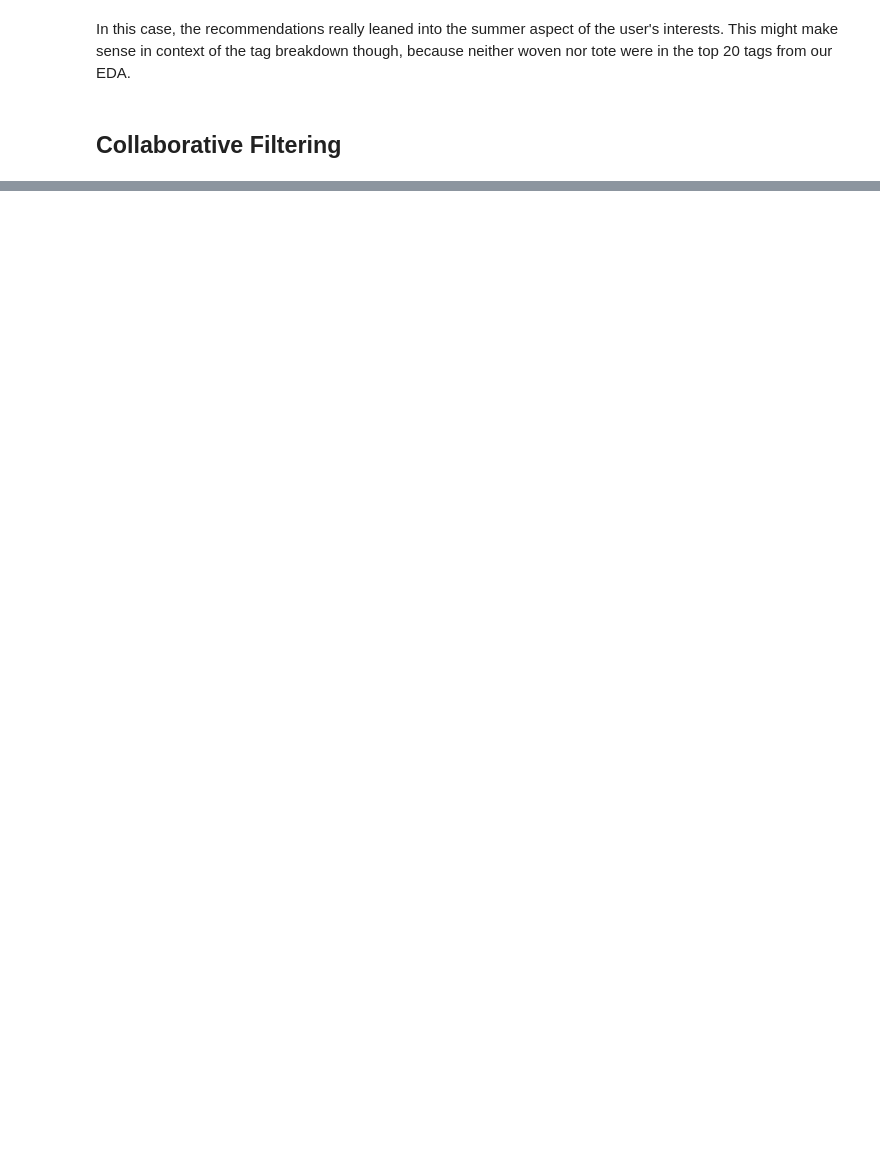
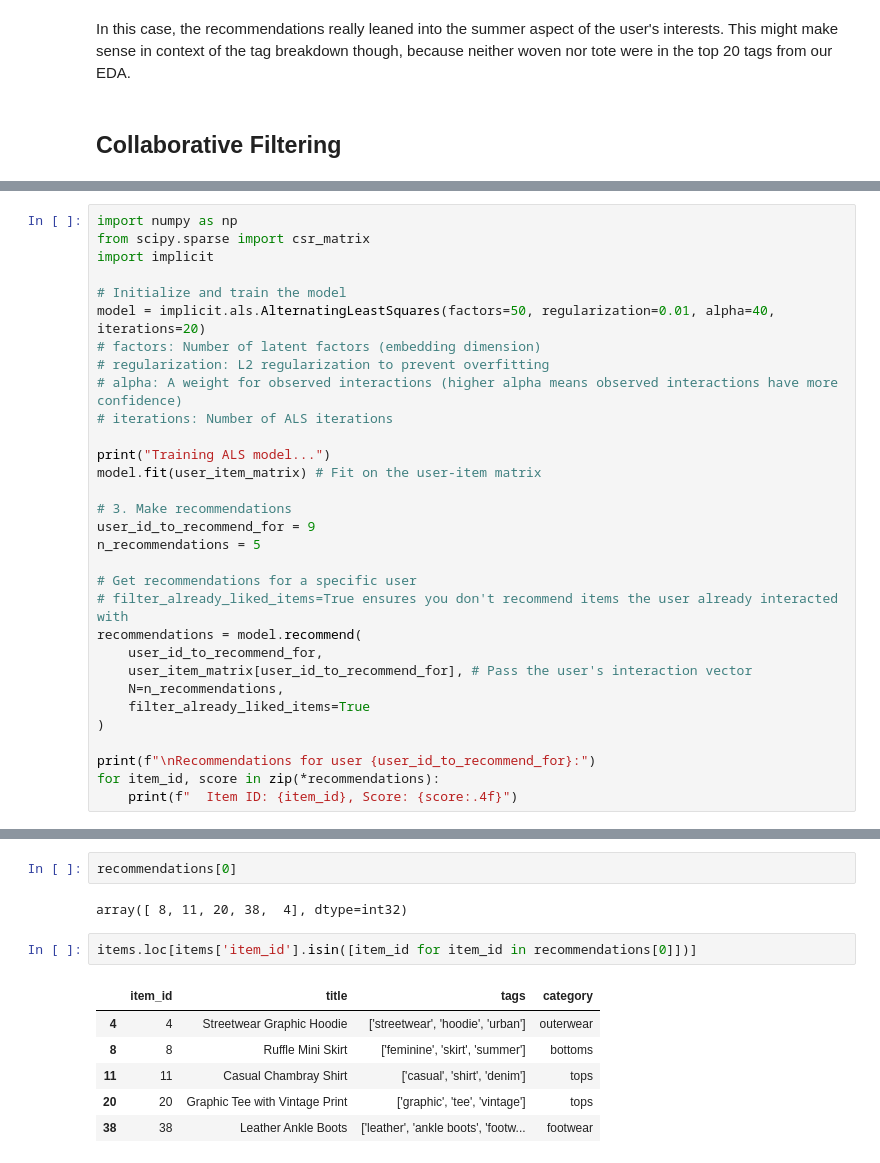
Before and after one commit to smiley-maker/Pinlight, a Jupyter notebook: notebooks/recommendation.ipynb, the cells around one changed output, grey strips where cells are left out. Cells and saved outputs as stored; diff of their text form; blank space fills up the shorter version.

Commit message:
Tested collaborative filtering and hybrid approach

```diff
--- a/notebooks/recommendation.ipynb
+++ b/notebooks/recommendation.ipynb
@@ -198,0 +322,31 @@ In this case, the recommendations really leaned into the summer aspect of the us
+# %%
+import numpy as np
+from scipy.sparse import csr_matrix
+import implicit
+
+# Initialize and train the model
+model = implicit.als.AlternatingLeastSquares(factors=50, regularization=0.01, alpha=40, iterations=20)
+# factors: Number of latent factors (embedding dimension)
+# regularization: L2 regularization to prevent overfitting
+# alpha: A weight for observed interactions (higher alpha means observed interactions have more confidence)
+# iterations: Number of ALS iterations
+
+print("Training ALS model...")
+model.fit(user_item_matrix) # Fit on the user-item matrix
+
+# 3. Make recommendations
+user_id_to_recommend_for = 9
+n_recommendations = 5
+
+# Get recommendations for a specific user
+# filter_already_liked_items=True ensures you don't recommend items the user already interacted with
+recommendations = model.recommend(
+    user_id_to_recommend_for,
+    user_item_matrix[user_id_to_recommend_for], # Pass the user's interaction vector
+    N=n_recommendations,
+    filter_already_liked_items=True
+)
+
+print(f"\nRecommendations for user {user_id_to_recommend_for}:")
+for item_id, score in zip(*recommendations):
+    print(f"  Item ID: {item_id}, Score: {score:.4f}")
@@ -198,0 +371,13 @@ In this case, the recommendations really leaned into the summer aspect of the us
+# %%
+recommendations[0]
+# %% [output]
+array([ 8, 11, 20, 38,  4], dtype=int32)
+# %%
+items.loc[items['item_id'].isin([item_id for item_id in recommendations[0]])]
+# %% [output]
+|  | item_id | title | tags | category |
+| 4 | 4 | Streetwear Graphic Hoodie | ['streetwear', 'hoodie', 'urban'] | outerwear |
+| 8 | 8 | Ruffle Mini Skirt | ['feminine', 'skirt', 'summer'] | bottoms |
+| 11 | 11 | Casual Chambray Shirt | ['casual', 'shirt', 'denim'] | tops |
+| 20 | 20 | Graphic Tee with Vintage Print | ['graphic', 'tee', 'vintage'] | tops |
+| 38 | 38 | Leather Ankle Boots | ['leather', 'ankle boots', 'footw... | footwear |
```
Also changed, not shown: parts of 21 cells of this notebook.
